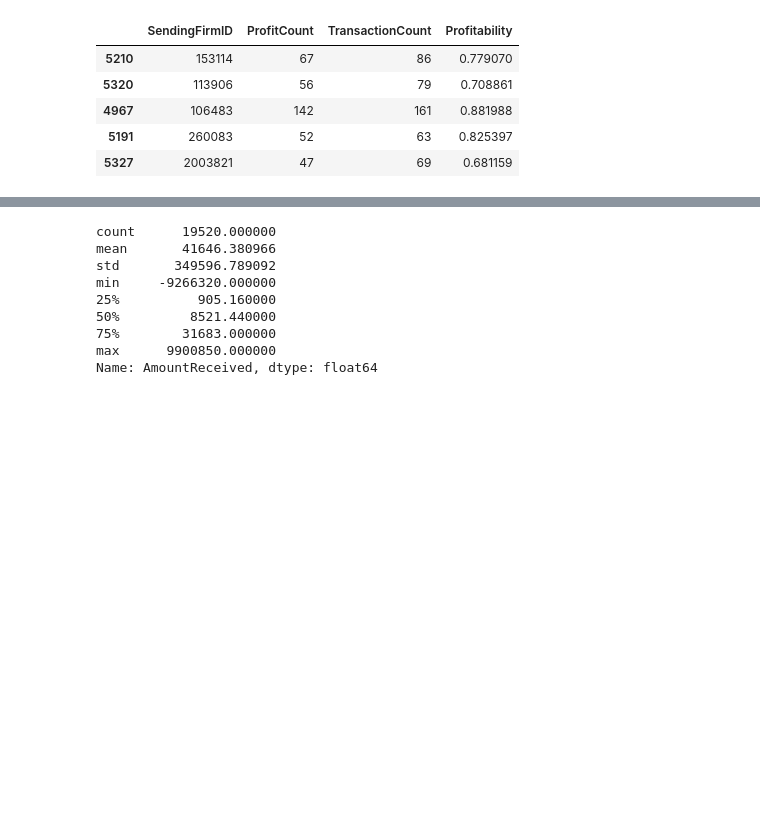
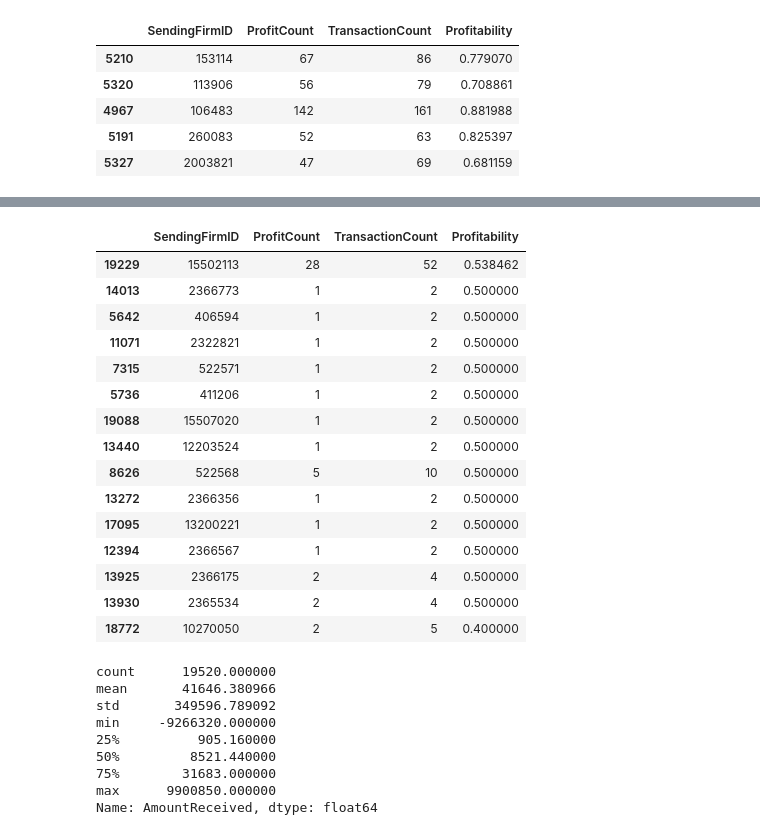
Before and after one commit to tv5am/SupplyChain, a Jupyter notebook: Arrow.ipynb, the cells around one changed output, grey strips where cells are left out. Saved outputs shown, nothing was run; the diff lists cells and outputs as text; code cells hidden in the pictures; blank space fills up the shorter version.

```diff
--- a/Arrow.ipynb
+++ b/Arrow.ipynb
@@ -187,3 +188,22 @@ df_firm_profits_info.head()
+# %%
+df_firm_profits_info.tail(15)
+# %% [output]
+|  | SendingFirmID | ProfitCount | TransactionCount | Profitability |
+| 19229 | 15502113 | 28 | 52 | 0.538462 |
+| 14013 | 2366773 | 1 | 2 | 0.500000 |
+| 5642 | 406594 | 1 | 2 | 0.500000 |
+| 11071 | 2322821 | 1 | 2 | 0.500000 |
+| 7315 | 522571 | 1 | 2 | 0.500000 |
+| 5736 | 411206 | 1 | 2 | 0.500000 |
+| 19088 | 15507020 | 1 | 2 | 0.500000 |
+| 13440 | 12203524 | 1 | 2 | 0.500000 |
+| 8626 | 522568 | 5 | 10 | 0.500000 |
+| 13272 | 2366356 | 1 | 2 | 0.500000 |
+| 17095 | 13200221 | 1 | 2 | 0.500000 |
+| 12394 | 2366567 | 1 | 2 | 0.500000 |
+| 13925 | 2366175 | 2 | 4 | 0.500000 |
+| 13930 | 2365534 | 2 | 4 | 0.500000 |
+| 18772 | 10270050 | 2 | 5 | 0.400000 |
 # %%
 ## is there a relation in the amount in the order and the ability to deliver by a node ?
 
```
Also changed, not shown: parts of 7 cells of this notebook.
